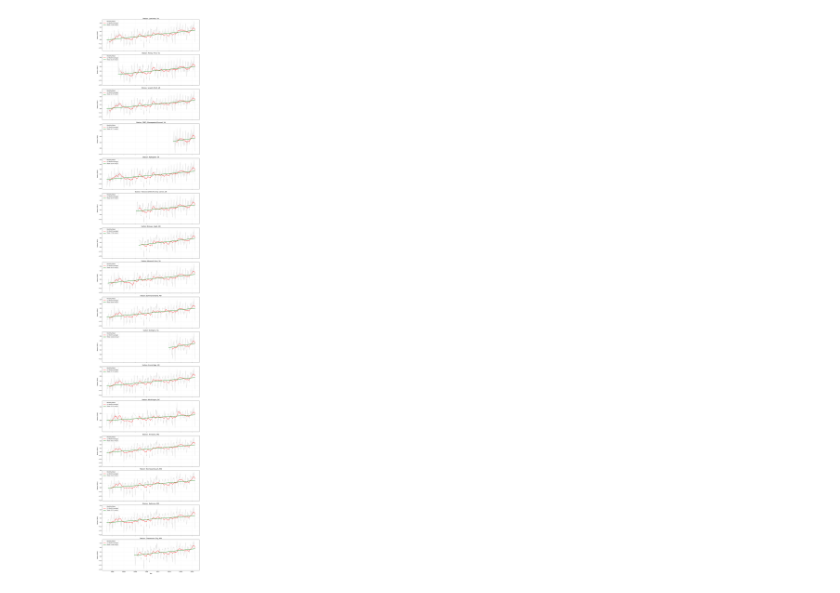
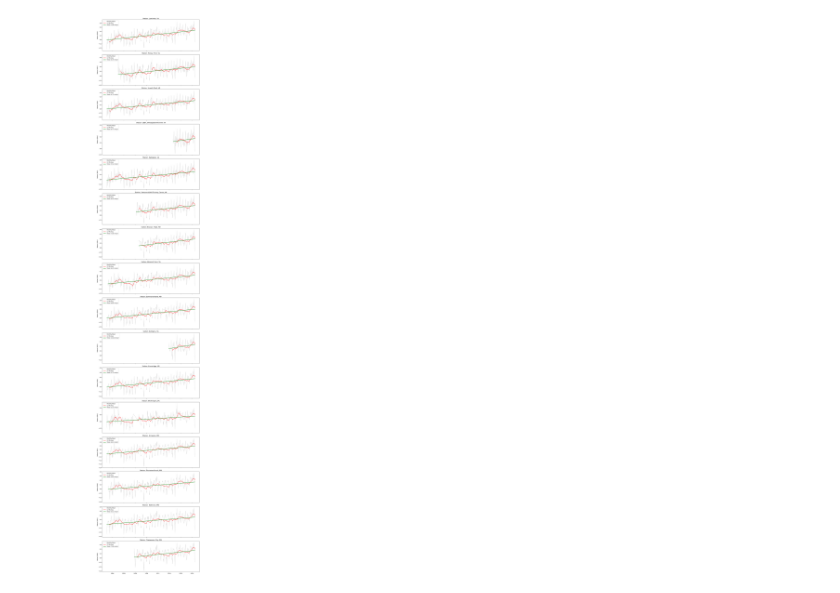
Before and after one commit to sealfonzachary/ISAT420_Semester_Project, a Jupyter notebook: TidalGaugeTest/MultiStation.ipynb, the cells around one changed output. Saved outputs shown, nothing was run; the diff lists cells and outputs as text; code cells hidden in the pictures.

```diff
--- a/TidalGaugeTest/MultiStation.ipynb
+++ b/TidalGaugeTest/MultiStation.ipynb
@@ -123,40 +18,24 @@ Station 8573927: 7.08 mm/year
 # %%
-import requests
-import pandas as pd
-import matplotlib.pyplot as plt
-import numpy as np
-from scipy.stats import linregress
+# --- 2. DATA PROCESSING LOOP ---
+# Initialize the figure for time-series subplots
+fig_ts, axes = plt.subplots(nrows=len(station_ids), ncols=1,
+                            figsize=(12, 4 * len(station_ids)), sharex=True)
 
-# --- 1. SETUP ---
-# Just the IDs are needed now; the API will find the names and locations
-station_ids = ["8635750", "8639348", "8638610", "8638901", "8632200", "8637689", "8571421",
-               "8636580", "8577330", "8635027", "8571892", "8594900", "8575512", "8573364",
-               "8574680", "8573927"]
-
-# This dictionary will store all metadata and results for your future map
-station_data_summary = {}
-
-# Create figure
-fig, axes = plt.subplots(nrows=len(station_ids), ncols=1, figsize=(12, 4 * len(station_ids)), sharex=True)
-
-# --- 2. THE MULTI-STATION LOOP ---
 for i, station_id in enumerate(station_ids):
     try:
-        # A. GET METADATA (Name, Lat, Lon)
+        # A. Fetch Metadata (Station Name, Latitude, Longitude)
         meta_url = f"https://api.tidesandcurrents.noaa.gov/mdapi/prod/webapi/stations/{station_id}.json"
         meta_res = requests.get(meta_url)
         meta_res.raise_for_status()
         meta_json = meta_res.json()
 
-        # Extract details from the first station entry in the list
         s_info = meta_json['stations'][0]
         s_name = f"{s_info['name']}, {s_info['state']}"
-        s_lat = float(s_info['lat'])
-        s_lon = float(s_info['lng'])
+        s_lat, s_lon = float(s_info['lat']), float(s_info['lng'])
 
-        print(f"Processing: {s_name} (Lat: {s_lat}, Lon: {s_lon})...")
+        print(f"Processing: {s_name}...")
 
-        # B. GET SEA LEVEL DATA
+        # B. Fetch Monthly Mean Sea Level Data
         params = {
             "begin_date": "19940101",
             "end_date": "20241231",
@@ -172,54 +51,40 @@ for i, station_id in enumerate(station_ids):
         data = data_res.json()
 
         if 'data' not in data:
-            print(f"  ! No sea level data found for {s_name}.")
+            print(f"  ! No data found for {s_name}.")
             continue
 
+        # C. Clean Data with Pandas
         df = pd.DataFrame(data['data'])
         df['timestamp'] = pd.to_datetime(df['year'] + "-" + df['month'])
         df['sea_level'] = pd.to_numeric(df['MSL'], errors='coerce')
         df.set_index('timestamp', inplace=True)
         df = df[['sea_level']].dropna()
 
-        # --- 3. TRENDLINE CALCULATION ---
+        # D. Linear Regression (Calculate mm/yr rise)
         x = df.index.map(pd.Timestamp.toordinal)
         y = df['sea_level']
-        slope, intercept, r_value, p_value, std_err = linregress(x, y)
-        rate_mm_yr = slope * 365.25 * 1000
+        slope, intercept, r_val, p_val, std_err = linregress(x, y)
+        rate_mm_yr = slope * 365.25 * 1000 # Convert daily meters to yearly mm
 
-        # Store everything for the Cartopy map later
+        # Store results for the map
         station_data_summary[station_id] = {
-            "name": s_name,
-            "lat": s_lat,
-            "lon": s_lon,
-            "rate": rate_mm_yr
+            "name": s_name, "lat": s_lat, "lon": s_lon, "rate": rate_mm_yr
         }
 
-        # --- 4. VISUALIZATION ---
+        # E. Plot Individual Station Trend
         ax = axes[i]
         ax.plot(df.index, df['sea_level'], label='Monthly Mean', alpha=0.3, color='gray')
-        ax.plot(df.index, df['sea_level'].rolling(window=12).mean(), label='12-Month Average', color='red')
+        ax.plot(df.index, df['sea_level'].rolling(window=12).mean(), label='12-Mo Avg', color='red')
         ax.plot(df.index, intercept + slope * x, color='green', linewidth=2,
                 label=f'Trend: {rate_mm_yr:.2f} mm/yr')
-
         ax.set_title(f"Station: {s_name}")
         ax.set_ylabel("Meters (MSL)")
         ax.legend(loc='upper left')
-        ax.grid(True, alpha=0.2)
 
     except Exception as e:
-        print(f"Error processing station {station_id}: {e}")
+        print(f"Error processing {station_id}: {e}")
 
-# Global formatting
-plt.xlabel("Year")
+# Save the time-series plots
 plt.tight_layout()
-plt.savefig('Chesapeake_Bay_Analysis_with_Metadata.png')
-plt.show()
-
-# --- 5. FINAL COMPARISON ---
-print("\n--- Summary Table (Ready for Mapping) ---")
-print(f"{'Station ID':<12} | {'Name':<35} | {'Lat':<8} | {'Lon':<8} | {'Rate (mm/yr)'}")
-print("-" * 85)
-for s_id, info in station_data_summary.items():
-    print(f"{s_id:<12} | {info['name']:<35} | {info['lat']:<8.4f} | {info['lon']:<8.4f} | {info['rate']:.2f}")
 # %% [output]
@@ -242 +107 @@ Processing: Chesapeake City, MD (Lat: 39.52667, Lon: -75.81)...
-[figure, old version]
+[figure, new version]
```
Also changed, not shown: parts of 6 cells of this notebook, 23 other files.
